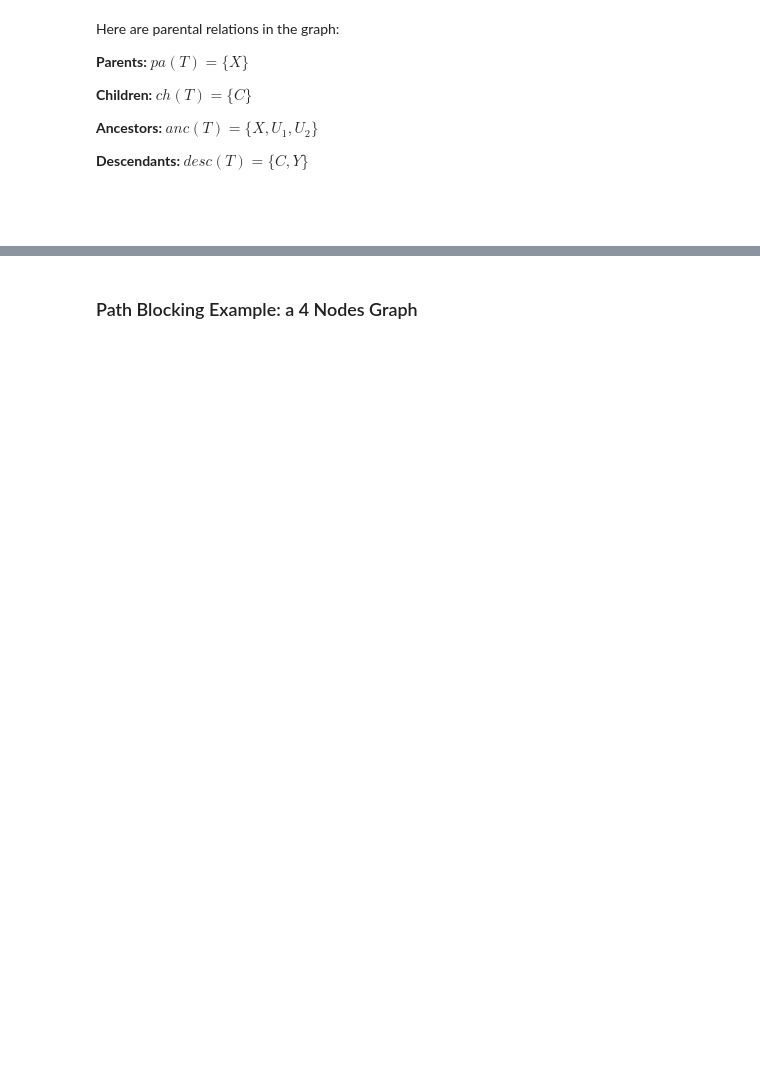
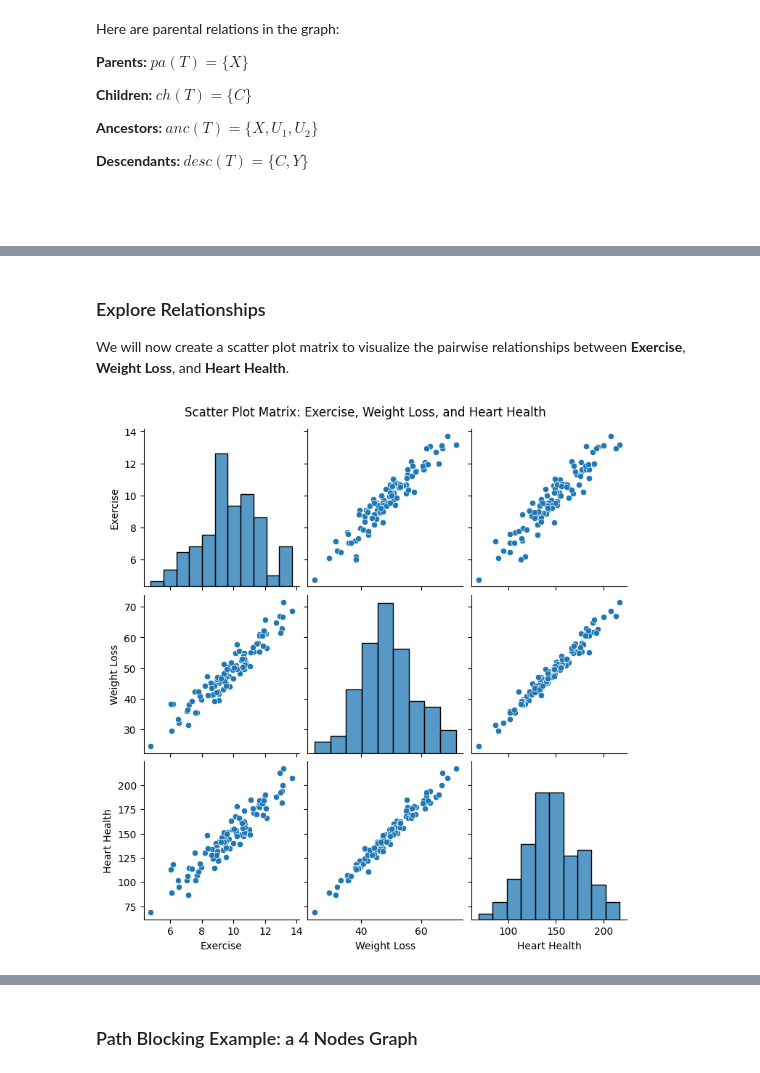
Before and after one commit to Ci2Lab/Applied_Causal_Inference_Course, a Jupyter notebook: lectures/CH-3-Graphical-Causal-Models.ipynb, the cells around one changed output, grey strips where cells are left out. Cells and saved outputs as stored; diff of their text form; code cells hidden in the pictures; blank space fills up the shorter version.

```diff
--- a/lectures/CH-3-Graphical-Causal-Models.ipynb
+++ b/lectures/CH-3-Graphical-Causal-Models.ipynb
@@ -517,0 +440,27 @@ Path are either open or blocked, according to two rules:
+# %%
+import numpy as np
+import pandas as pd
+import matplotlib.pyplot as plt
+import seaborn as sns
+
+# Set seed for reproducibility
+np.random.seed(42)
+
+# Simulating Exercise (X)
+exercise = np.random.normal(loc=10, scale=2, size=100)  # Average exercise hours per week with some variation
+
+# Simulating Weight Loss (M) based on Exercise (X)
+weight_loss = 5 * exercise + np.random.normal(loc=0, scale=3, size=100)  # More exercise leads to greater weight loss
+
+# Simulating Heart Health (Y) based on Weight Loss (M)
+heart_health = 3 * weight_loss + np.random.normal(loc=0, scale=5, size=100)  # Greater weight loss improves heart health
+
+# Creating a DataFrame for the data
+data = pd.DataFrame({
+    'Exercise': exercise,
+    'Weight Loss': weight_loss,
+    'Heart Health': heart_health
+})
+
+# Display the first few rows of the dataset
+data.head()
@@ -517,0 +474,12 @@ Path are either open or blocked, according to two rules:
+# %% [markdown]
+
+### Explore Relationships
+
+We will now create a scatter plot matrix to visualize the pairwise relationships between **Exercise**, **Weight Loss**, and **Heart Health**.
+# %%
+# Visualizing the scatter plot matrix
+sns.pairplot(data)
+plt.suptitle("Scatter Plot Matrix: Exercise, Weight Loss, and Heart Health", y=1.02)
+plt.show()
+# %% [output]
+[figure, added]
```
Also changed, not shown: parts of 148 cells of this notebook, 2 other files.
